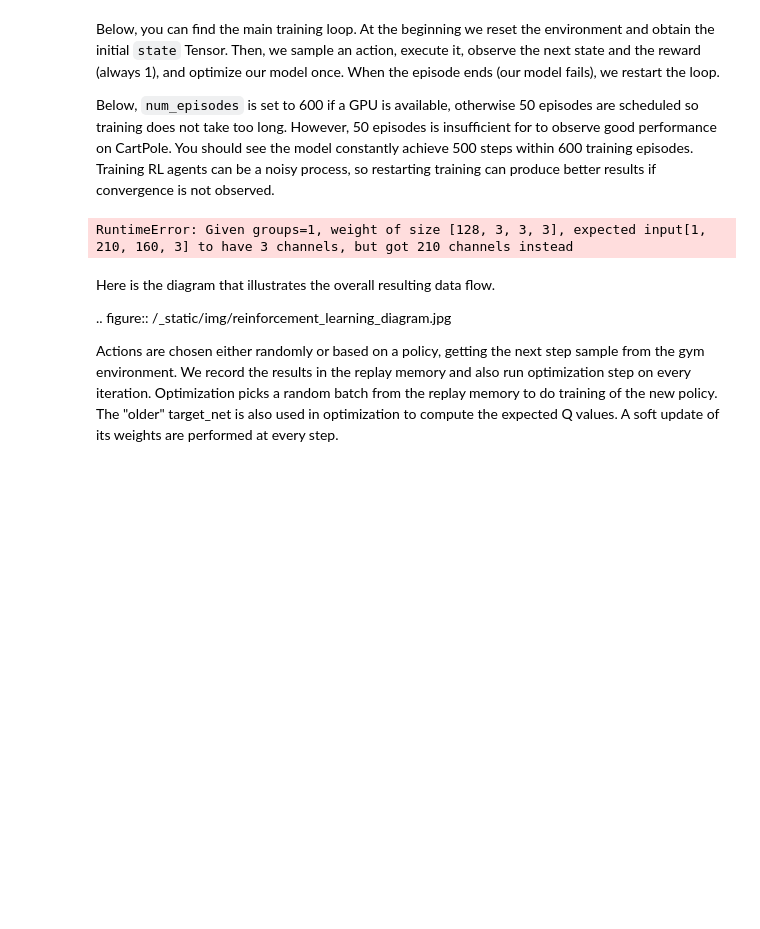
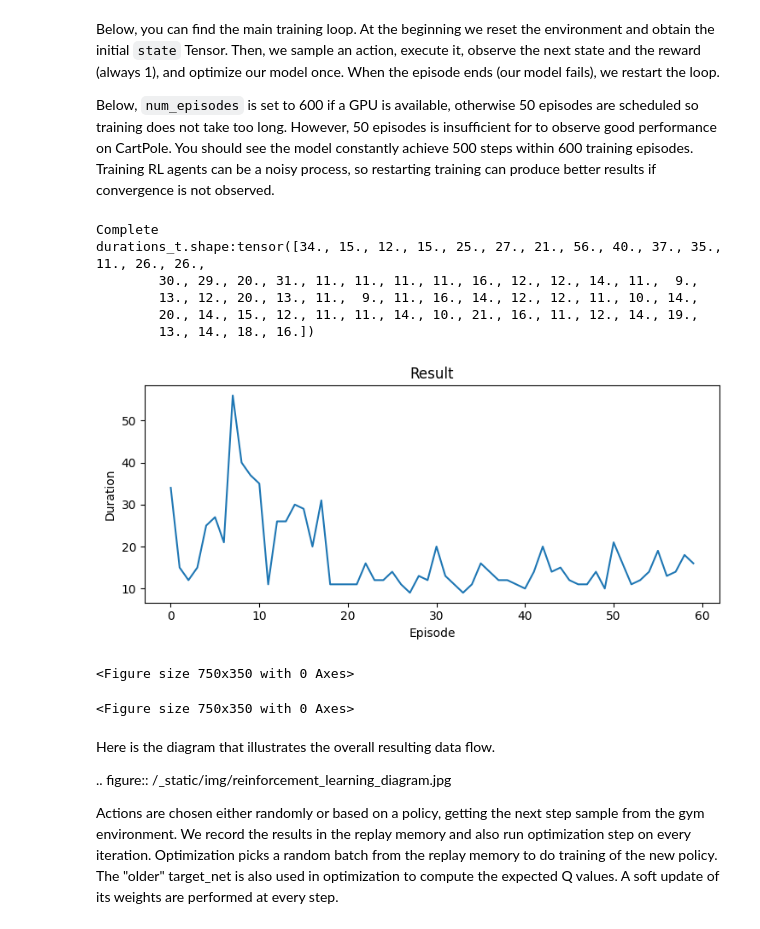
Before and after one commit to 86kkd/breakpoint, a Jupyter notebook: reinforcement_q_learning.ipynb, the cells around one changed output. Saved outputs shown, nothing was run; the diff lists cells and outputs as text; code cells hidden in the pictures; blank space fills up the shorter version.

Commit message:
train config

```diff
--- a/reinforcement_q_learning.ipynb
+++ b/reinforcement_q_learning.ipynb
@@ -92,8 +81,8 @@ import torch.nn as nn
 import torch.optim as optim
 import torch.nn.functional as F
 
-# env = gym.make("CartPole-v1")
-env = gym.make("ALE/Breakout-v5")
+env = gym.make("CartPole-v1")
+# env = gym.make("ALE/Breakout-v5")
 # set up matplotlib
 is_ipython = 'inline' in matplotlib.get_backend()
 if is_ipython:
@@ -212,12 +201,6 @@ class DQN(nn.Module):
 
     def __init__(self, n_observations, n_actions):
         super(DQN, self).__init__()
-        self.conv1 = nn.Conv2d(n_observations,128,kernel_size=3)
-        self.conv2 = nn.Conv2d(128,128,kernel_size=3)
-        self.conv3 = nn.Conv2d(128,64,kernel_size=31)
-        self.conv4 = nn.Conv2d(64,64,kernel_size=31)
-        self.conv5 = nn.Conv2d(64,32,kernel_size=31)
-
 
         self.layer1 = nn.Linear(n_observations, 128)
         self.layer2 = nn.Linear(128, 128)
@@ -227,12 +210,7 @@ class DQN(nn.Module):
     # during optimization. Returns tensor([[left0exp,right0exp]...]).
     def forward(self, x):
 
-        x = F.relu(self.conv1(x))
-        x = F.relu(self.conv2(x))
-        x = F.relu(self.conv3(x))
-        x = F.relu(self.conv4(x))
-        x = F.relu(self.conv5(x))
-        print(x.shape)
+
         x = F.relu(self.layer1(x))
         x = F.relu(self.layer2(x))
         return self.layer3(x)
@@ -280,7 +252,7 @@ LR = 1e-4
 n_actions = env.action_space.n
 # Get the number of state observations
 state, info = env.reset()
-n_observations = state.shape[2]
+n_observations = len(state)
 
 policy_net = DQN(n_observations, n_actions).to(device)
 target_net = DQN(n_observations, n_actions).to(device)
@@ -322,6 +294,7 @@ def plot_durations(show_result=False):
         plt.title('Training...')
     plt.xlabel('Episode')
     plt.ylabel('Duration')
+    print(f"durations_t.shape:{durations_t}")
     plt.plot(durations_t.numpy())
     # Take 100 episode averages and plot them too
     if len(durations_t) >= 100:
@@ -330,6 +303,7 @@ def plot_durations(show_result=False):
         plt.plot(means.numpy())
 
     plt.pause(0.001)  # pause a bit so that plots are updated
+    plt.savefig('train.png')
     if is_ipython:
         if not show_result:
             display.display(plt.gcf())
@@ -411,7 +385,7 @@ episodes. Training RL agents can be a noisy process, so restarting training
 can produce better results if convergence is not observed.
 # %%
 if torch.cuda.is_available():
-    num_episodes = 600
+    num_episodes = 60
 else:
     num_episodes = 50
 
@@ -430,31 +404,40 @@ for i_episode in range(num_episodes):
         else:
             next_state = torch.tensor(observation, dtype=torch.float32, device=device).unsqueeze(0)
 
         # Store the transition in memory
         memory.push(state, action, next_state, reward)
 
         # Move to the next state
         state = next_state
 
         # Perform one step of the optimization (on the policy network)
         optimize_model()
 
         # Soft update of the target network's weights
         # θ′ ← τ θ + (1 −τ )θ′
         target_net_state_dict = target_net.state_dict()
         policy_net_state_dict = policy_net.state_dict()
         for key in policy_net_state_dict:
             target_net_state_dict[key] = policy_net_state_dict[key]*TAU + target_net_state_dict[key]*(1-TAU)
         target_net.load_state_dict(target_net_state_dict)
 
         if done:
             episode_durations.append(t + 1)
             plot_durations()
             break
 
 print('Complete')
 plot_durations(show_result=True)
 plt.ioff()
 plt.show()
+plt.savefig('train.png')
 # %% [output]
-RuntimeError: Given groups=1, weight of size [128, 3, 3, 3], expected input[1, 210, 160, 3] to have 3 channels, but got 210 channels instead
+Complete
+durations_t.shape:tensor([34., 15., 12., 15., 25., 27., 21., 56., 40., 37., 35., 11., 26., 26.,
+        30., 29., 20., 31., 11., 11., 11., 11., 16., 12., 12., 14., 11.,  9.,
+        13., 12., 20., 13., 11.,  9., 11., 16., 14., 12., 12., 11., 10., 14.,
+        20., 14., 15., 12., 11., 11., 14., 10., 21., 16., 11., 12., 14., 19.,
+        13., 14., 18., 16.])
+[figure, added]
+<Figure size 750x350 with 0 Axes>
+<Figure size 750x350 with 0 Axes>
```
Also changed, not shown: parts of 3 cells of this notebook, 3 other files.
